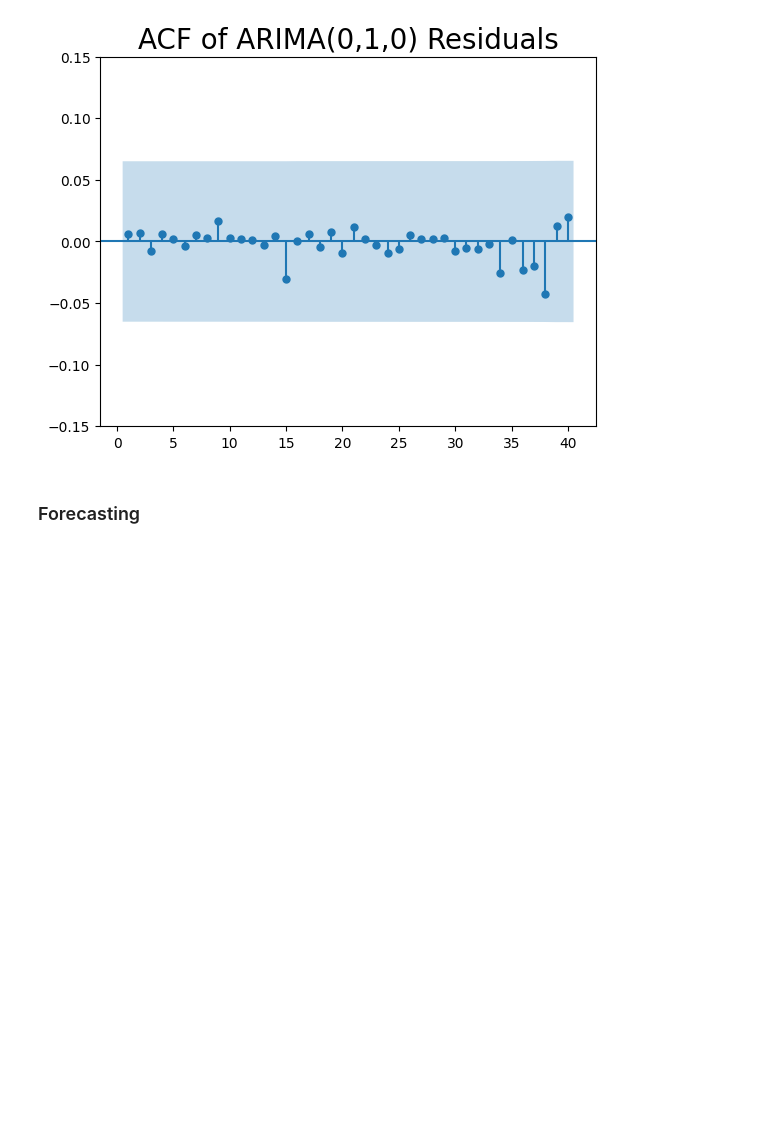
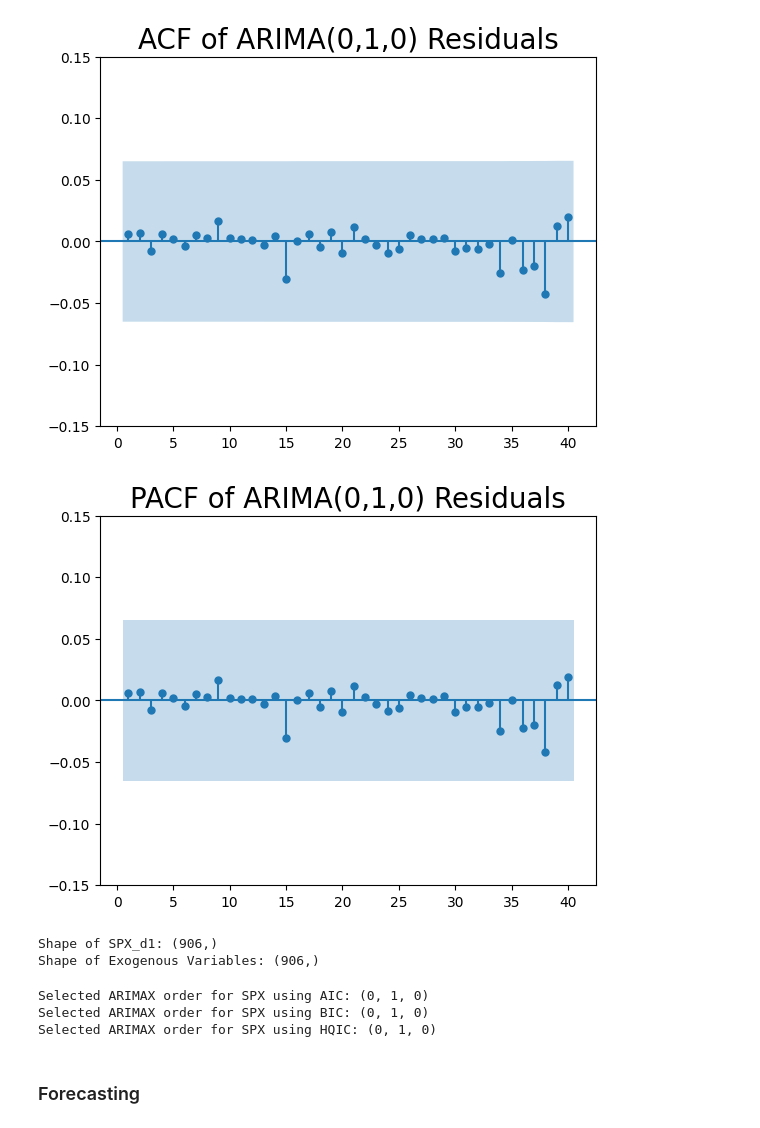
Before and after one commit to hivan04/spx_price_forecast, a Jupyter notebook: Notebooks/2. SPX.ipynb, the cells around one changed output. Drawn from its saved outputs; the diff is of its cells as text; code cells hidden in the pictures; blank space fills up the shorter version.

```diff
--- a/Notebooks/2. SPX.ipynb
+++ b/Notebooks/2. SPX.ipynb
@@ -200,6 +202,61 @@ plt.gca().set_ylim(-0.15, 0.15)
 plt.show()
 # %% [output]
 [figure]
+# %%
+model_spx_010_res = results_model_spx_010.resid
+
+sgt.plot_pacf(model_spx_010_res, zero=False, lags=40)
+plt.title("PACF of ARIMA(0,1,0) Residuals", size=20)
+plt.gca().set_ylim(-0.15, 0.15)
+plt.show()
+# %% [output]
+[figure, added]
+# %%
+exog_vars = df[['NDAQ']]
+aligned_data = df['SPX_d1'].to_frame().join(exog_vars, how='inner')
+
+endog = aligned_data['SPX_d1']
+exog = aligned_data['NDAQ']
+
+print("Shape of SPX_d1:", df['SPX_d1'].shape)
+print("Shape of Exogenous Variables:", exog.shape)
+# %% [output]
+Shape of SPX_d1: (906,)
+Shape of Exogenous Variables: (906,)
+# %%
+import pmdarima as pm
+
+# Define the maximum number of lags to consider
+max_lags = 10
+
+# Function to find the best ARIMA order using different information criteria with exogenous variables
+def find_best_arima_order(series, exog_vars, max_lags, criterion):
+    model = pm.auto_arima(
+        series,
+        exogenous=exog_vars,
+        start_p=0, start_q=0,
+        max_p=max_lags, max_q=max_lags,
+        seasonal=False,
+        stepwise=True,
+        suppress_warnings=True,
+        information_criterion=criterion
+    )
+    return model.order
+
+# Assuming df contains your time series data and exog_vars contains exogenous variables
+spx_orders = {
+    'AIC': find_best_arima_order(df['SPX'], exog_vars, max_lags, 'aic'),
+    'BIC': find_best_arima_order(df['SPX'], exog_vars, max_lags, 'bic'),
+    'HQIC': find_best_arima_order(df['SPX'], exog_vars, max_lags, 'hqic')
+}
+
+# Print the selected ARIMA orders for SPX
+for criterion, order in spx_orders.items():
+    print(f'Selected ARIMAX order for SPX using {criterion}: {order}')
+# %% [output]
+Selected ARIMAX order for SPX using AIC: (0, 1, 0)
+Selected ARIMAX order for SPX using BIC: (0, 1, 0)
+Selected ARIMAX order for SPX using HQIC: (0, 1, 0)
 # %% [markdown]
 ### Forecasting
 # %%
```
Also changed, not shown: parts of 6 cells of this notebook.
